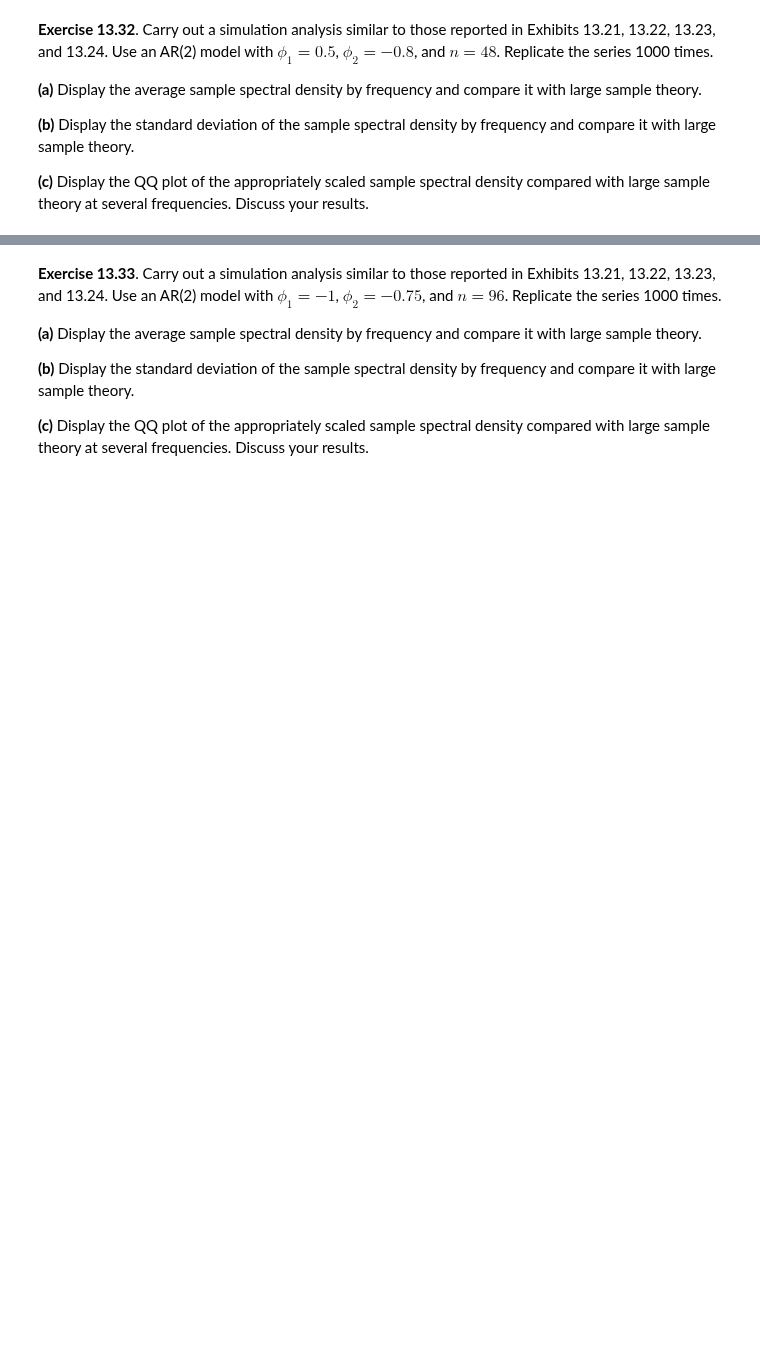
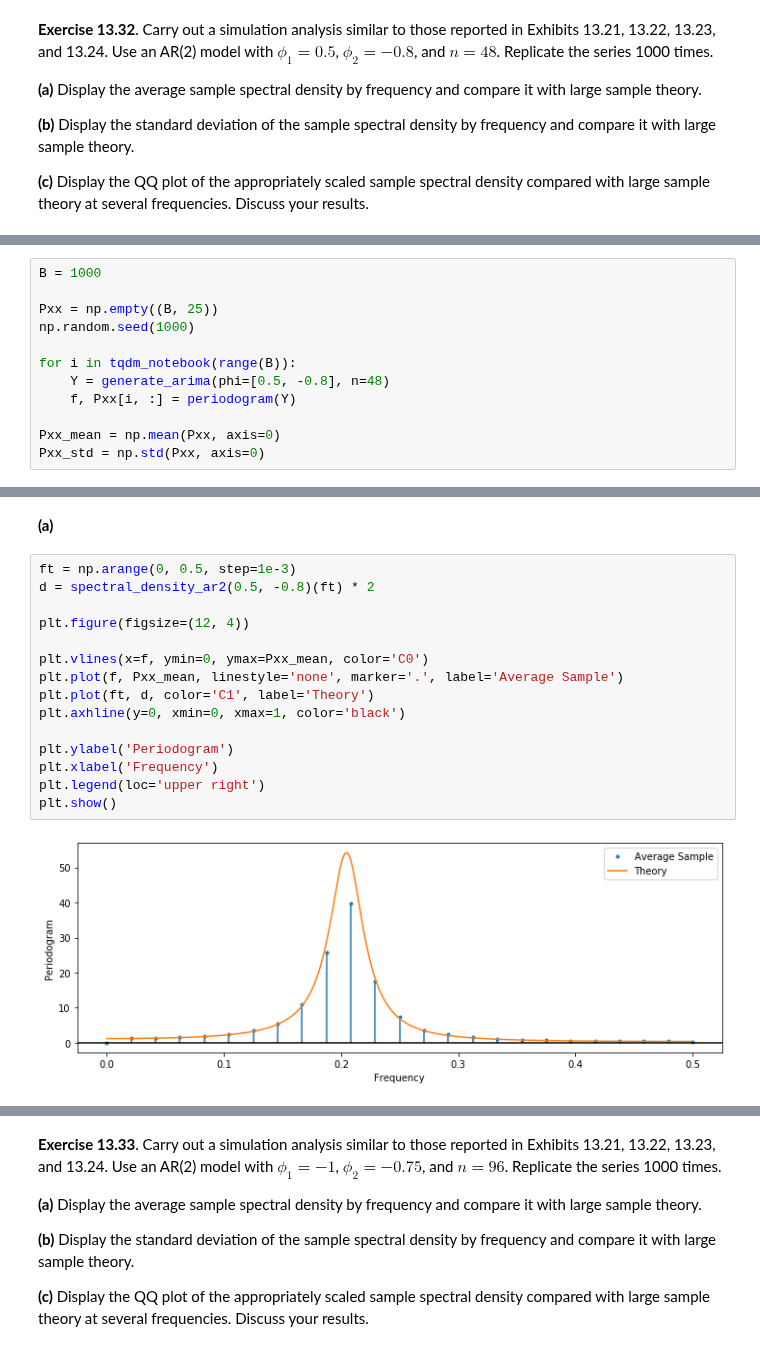
Before and after one commit to telmo-correa/time-series-analysis, a Jupyter notebook: Python/Chapter 13 (Ex 31 - 34) - Introduction to Spectral Analysis.ipynb, the cells around one changed output, grey strips where cells are left out. Saved outputs shown, nothing was run; the diff lists cells and outputs as text; blank space fills up the shorter version.

```diff
--- a/Python/Chapter 13 (Ex 31 - 34) - Introduction to Spectral Analysis.ipynb
+++ b/Python/Chapter 13 (Ex 31 - 34) - Introduction to Spectral Analysis.ipynb
@@ -78,0 +111,12 @@ n &\text{for } j = k = 0 \\
+# %%
+B = 1000
+
+Pxx = np.empty((B, 25))
+np.random.seed(1000)
+
+for i in tqdm_notebook(range(B)):
+    Y = generate_arima(phi=[0.5, -0.8], n=48)
+    f, Pxx[i, :] = periodogram(Y)
+
+Pxx_mean = np.mean(Pxx, axis=0)
+Pxx_std = np.std(Pxx, axis=0)
@@ -78,0 +125,19 @@ n &\text{for } j = k = 0 \\
+# %% [markdown]
+**(a)**
+# %%
+ft = np.arange(0, 0.5, step=1e-3)
+d = spectral_density_ar2(0.5, -0.8)(ft) * 2
+
+plt.figure(figsize=(12, 4))
+
+plt.vlines(x=f, ymin=0, ymax=Pxx_mean, color='C0')
+plt.plot(f, Pxx_mean, linestyle='none', marker='.', label='Average Sample')
+plt.plot(ft, d, color='C1', label='Theory')
+plt.axhline(y=0, xmin=0, xmax=1, color='black')
+
+plt.ylabel('Periodogram')
+plt.xlabel('Frequency')
+plt.legend(loc='upper right')
+plt.show()
+# %% [output]
+[figure, added]
```
Also changed, not shown: parts of 22 cells of this notebook, 1 other file.
